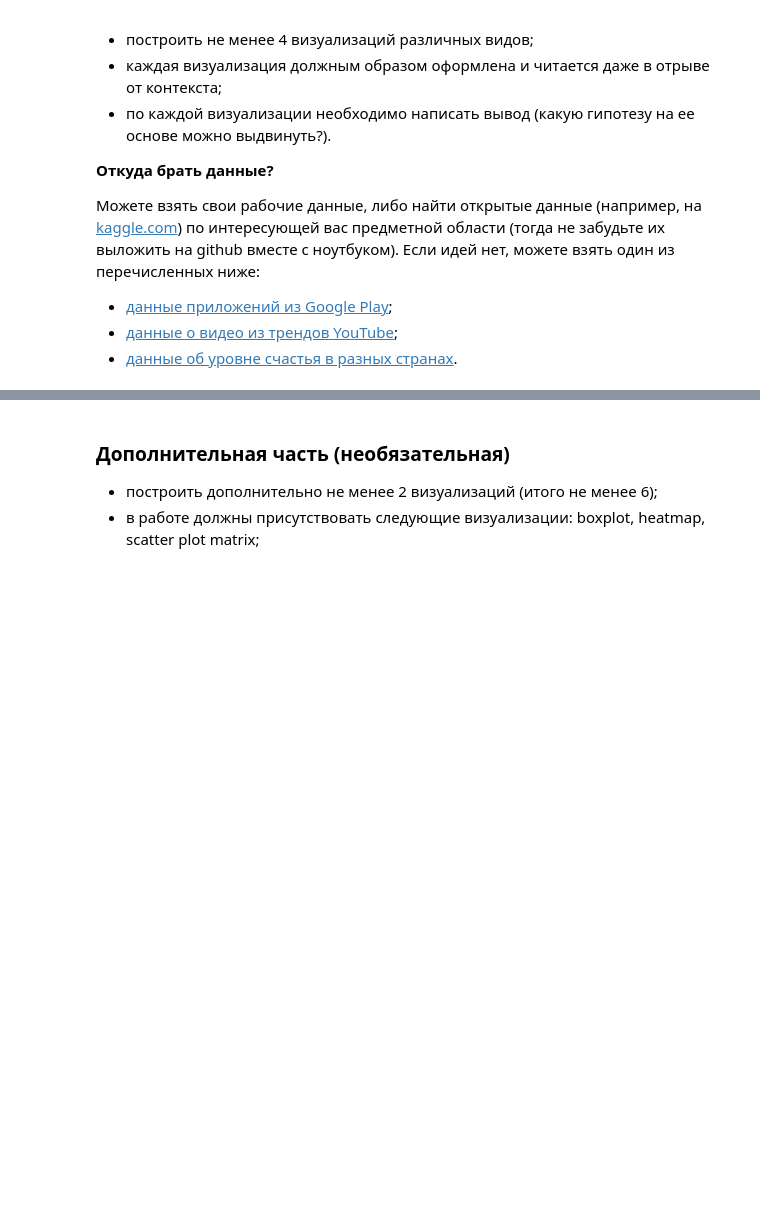
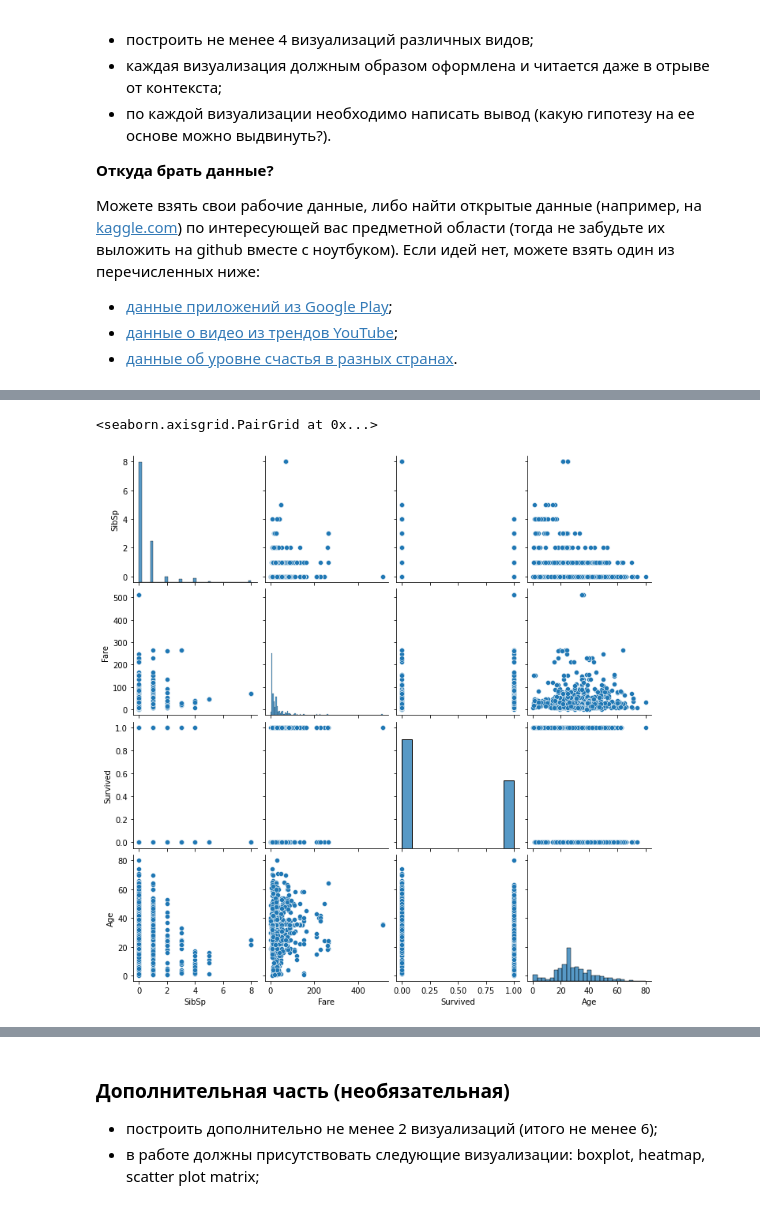
Before and after one commit to natkhosh/pyda_homeworks, a Jupyter notebook: visualization/visualization.ipynb, the cells around one changed output, grey strips where cells are left out. Drawn from its saved outputs; the diff is of its cells as text; code cells hidden in the pictures; blank space fills up the shorter version.

```diff
--- a/visualization/visualization.ipynb
+++ b/visualization/visualization.ipynb
@@ -18,0 +111,9 @@
+# %%
+# Точечная диаграмма подтверждает взаимосвязь между возрастом и родственными связями. Больше пассаижиров одиночек и
+# меньше всего пассажиров с большой семьей
+# ДаОстальные взаимосвязи требуют дальнейшего изучения
+
+sns.pairplot(titanic[['SibSp', 'Fare', 'Survived','Age']])
+# %% [output]
+<seaborn.axisgrid.PairGrid at 0x...>
+[figure, added]
```
Also changed, not shown: parts of 33 cells of this notebook, 2 other files.
